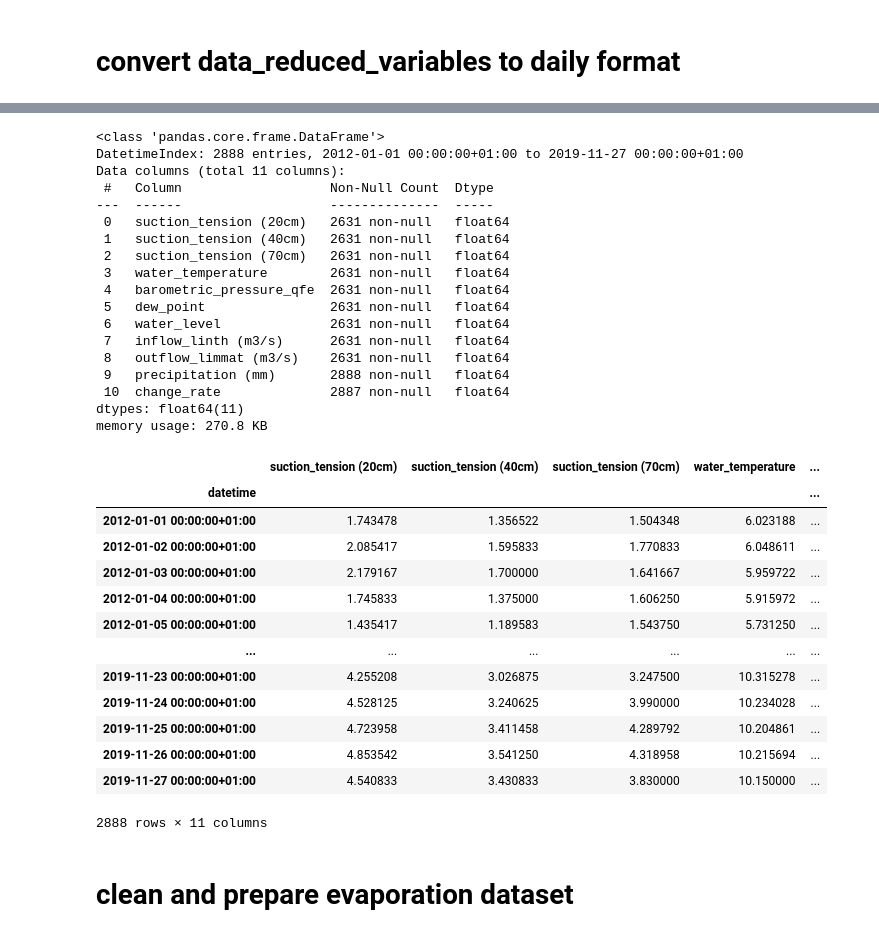
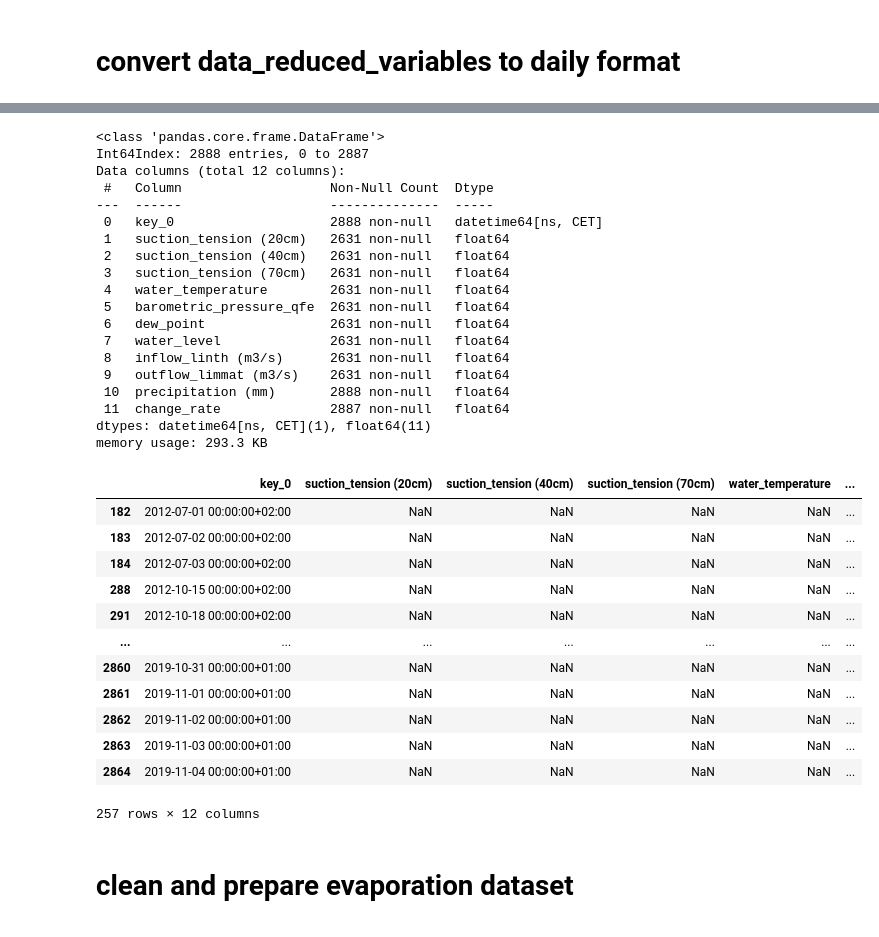
Before and after one commit to kaebry/DSF, a Jupyter notebook: Code/DsfToDailyAndMerging.ipynb, the cells around one changed output, grey strips where cells are left out. Cells and saved outputs as stored; diff of their text form; code cells hidden in the pictures.

```diff
--- a/Code/DsfToDailyAndMerging.ipynb
+++ b/Code/DsfToDailyAndMerging.ipynb
@@ -54,49 +96,49 @@ df
 # %%
 # merge the two datasets again
-dfD = pd.merge(dfDM, dfDS, on=dfDM.index)
+dfD = pd.merge(dfDM, dfDS, how = 'inner', on=dfDM.index)#right_index = True, left_index = True)
 # set datetime as index
-dfD.set_index("key_0", inplace=True)
+#dfD.set_index("key_0", inplace=True)
 # change index name
-dfD.index.names = ['datetime']
+#dfD.index.names = ['datetime']
 # create variable for change rate of water level since we didn´t want to use the one with hourly data and convert it to daily data
 dfD["change_rate"] = dfD["water_level"].pct_change()
 dfD.info()
 # %% [output]
 <class 'pandas.core.frame.DataFrame'>
-DatetimeIndex: 2888 entries, 2012-01-01 00:00:00+01:00 to 2019-11-27 00:00:00+01:00
-Data columns (total 11 columns):
+Int64Index: 2888 entries, 0 to 2887
+Data columns (total 12 columns):
  #   Column                   Non-Null Count  Dtype
 ---  ------                   --------------  -----
- 0   suction_tension (20cm)   2631 non-null   float64
- 1   suction_tension (40cm)   2631 non-null   float64
- 2   suction_tension (70cm)   2631 non-null   float64
- 3   water_temperature        2631 non-null   float64
- 4   barometric_pressure_qfe  2631 non-null   float64
- 5   dew_point                2631 non-null   float64
- 6   water_level              2631 non-null   float64
- 7   inflow_linth (m3/s)      2631 non-null   float64
- 8   outflow_limmat (m3/s)    2631 non-null   float64
- 9   precipitation (mm)       2888 non-null   float64
- 10  change_rate              2887 non-null   float64
-dtypes: float64(11)
-memory usage: 270.8 KB
+ 0   key_0                    2888 non-null   datetime64[ns, CET]
+ 1   suction_tension (20cm)   2631 non-null   float64
+ 2   suction_tension (40cm)   2631 non-null   float64
+ 3   suction_tension (70cm)   2631 non-null   float64
+ 4   water_temperature        2631 non-null   float64
+ 5   barometric_pressure_qfe  2631 non-null   float64
+ 6   dew_point                2631 non-null   float64
+ 7   water_level              2631 non-null   float64
+ 8   inflow_linth (m3/s)      2631 non-null   float64
+ 9   outflow_limmat (m3/s)    2631 non-null   float64
+ 10  precipitation (mm)       2888 non-null   float64
+ 11  change_rate              2887 non-null   float64
+dtypes: datetime64[ns, CET](1), float64(11)
+memory usage: 293.3 KB
-# %%
-dfD
-# %% [output]
-|  | suction_tension (20cm) | suction_tension (40cm) | suction_tension (70cm) | water_temperature | ... |
-| datetime |  |  |  |  | ... |
-| 2012-01-01 00:00:00+01:00 | 1.743478 | 1.356522 | 1.504348 | 6.023188 | ... |
-| 2012-01-02 00:00:00+01:00 | 2.085417 | 1.595833 | 1.770833 | 6.048611 | ... |
-| 2012-01-03 00:00:00+01:00 | 2.179167 | 1.700000 | 1.641667 | 5.959722 | ... |
-| 2012-01-04 00:00:00+01:00 | 1.745833 | 1.375000 | 1.606250 | 5.915972 | ... |
-| 2012-01-05 00:00:00+01:00 | 1.435417 | 1.189583 | 1.543750 | 5.731250 | ... |
-| ... | ... | ... | ... | ... | ... |
-| 2019-11-23 00:00:00+01:00 | 4.255208 | 3.026875 | 3.247500 | 10.315278 | ... |
-| 2019-11-24 00:00:00+01:00 | 4.528125 | 3.240625 | 3.990000 | 10.234028 | ... |
-| 2019-11-25 00:00:00+01:00 | 4.723958 | 3.411458 | 4.289792 | 10.204861 | ... |
-| 2019-11-26 00:00:00+01:00 | 4.853542 | 3.541250 | 4.318958 | 10.215694 | ... |
-| 2019-11-27 00:00:00+01:00 | 4.540833 | 3.430833 | 3.830000 | 10.150000 | ... |
-2888 rows × 11 columns
+# %%
+dfD.loc[dfD["water_temperature"].isna()]
+# %% [output]
+|  | key_0 | suction_tension (20cm) | suction_tension (40cm) | suction_tension (70cm) | water_temperature | ... |
+| 182 | 2012-07-01 00:00:00+02:00 | NaN | NaN | NaN | NaN | ... |
+| 183 | 2012-07-02 00:00:00+02:00 | NaN | NaN | NaN | NaN | ... |
+| 184 | 2012-07-03 00:00:00+02:00 | NaN | NaN | NaN | NaN | ... |
+| 288 | 2012-10-15 00:00:00+02:00 | NaN | NaN | NaN | NaN | ... |
+| 291 | 2012-10-18 00:00:00+02:00 | NaN | NaN | NaN | NaN | ... |
+| ... | ... | ... | ... | ... | ... | ... |
+| 2860 | 2019-10-31 00:00:00+01:00 | NaN | NaN | NaN | NaN | ... |
+| 2861 | 2019-11-01 00:00:00+01:00 | NaN | NaN | NaN | NaN | ... |
+| 2862 | 2019-11-02 00:00:00+01:00 | NaN | NaN | NaN | NaN | ... |
+| 2863 | 2019-11-03 00:00:00+01:00 | NaN | NaN | NaN | NaN | ... |
+| 2864 | 2019-11-04 00:00:00+01:00 | NaN | NaN | NaN | NaN | ... |
+257 rows × 12 columns
 # %% [markdown]
 # clean and prepare evaporation dataset
 # %%
```
Also changed, not shown: parts of 5 cells of this notebook, 4 other files.
